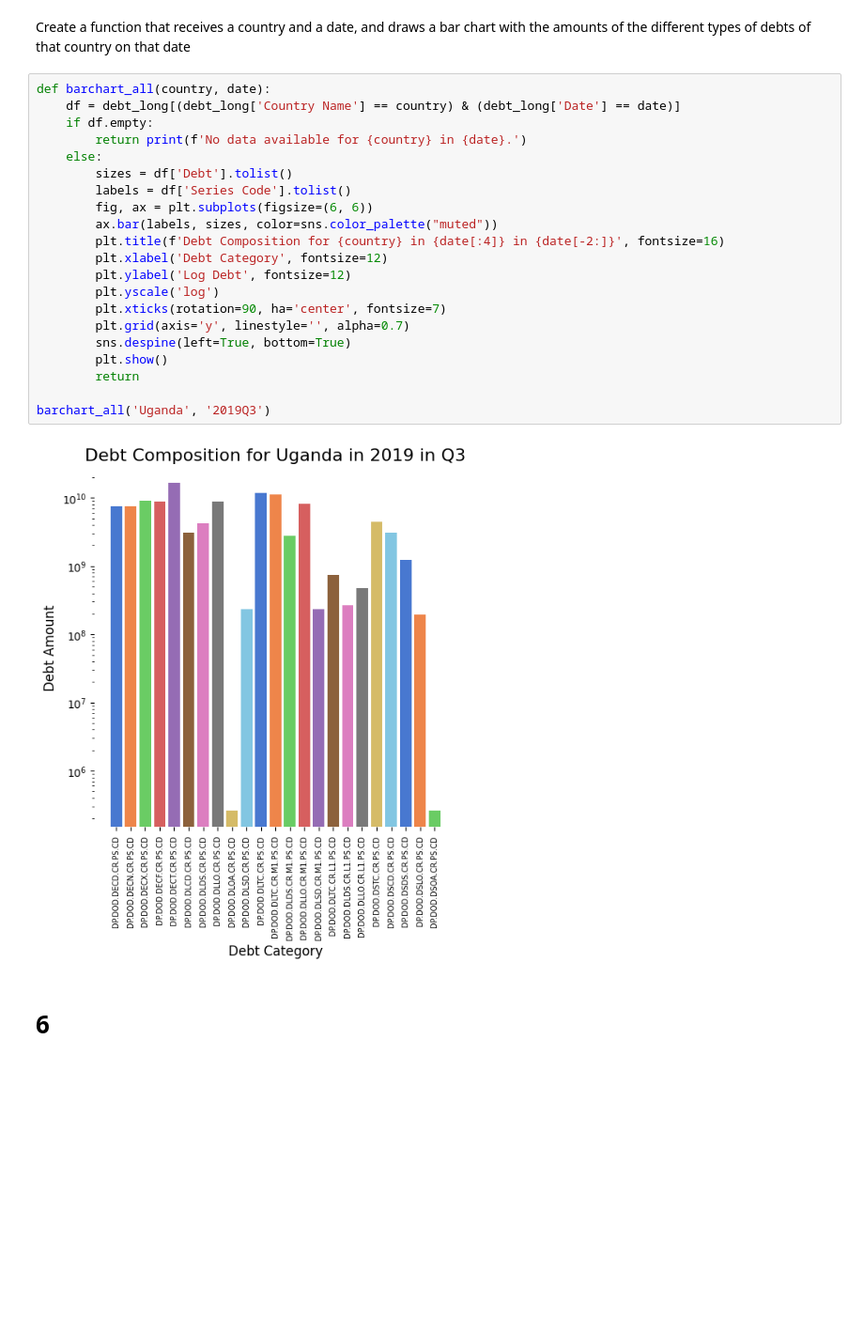
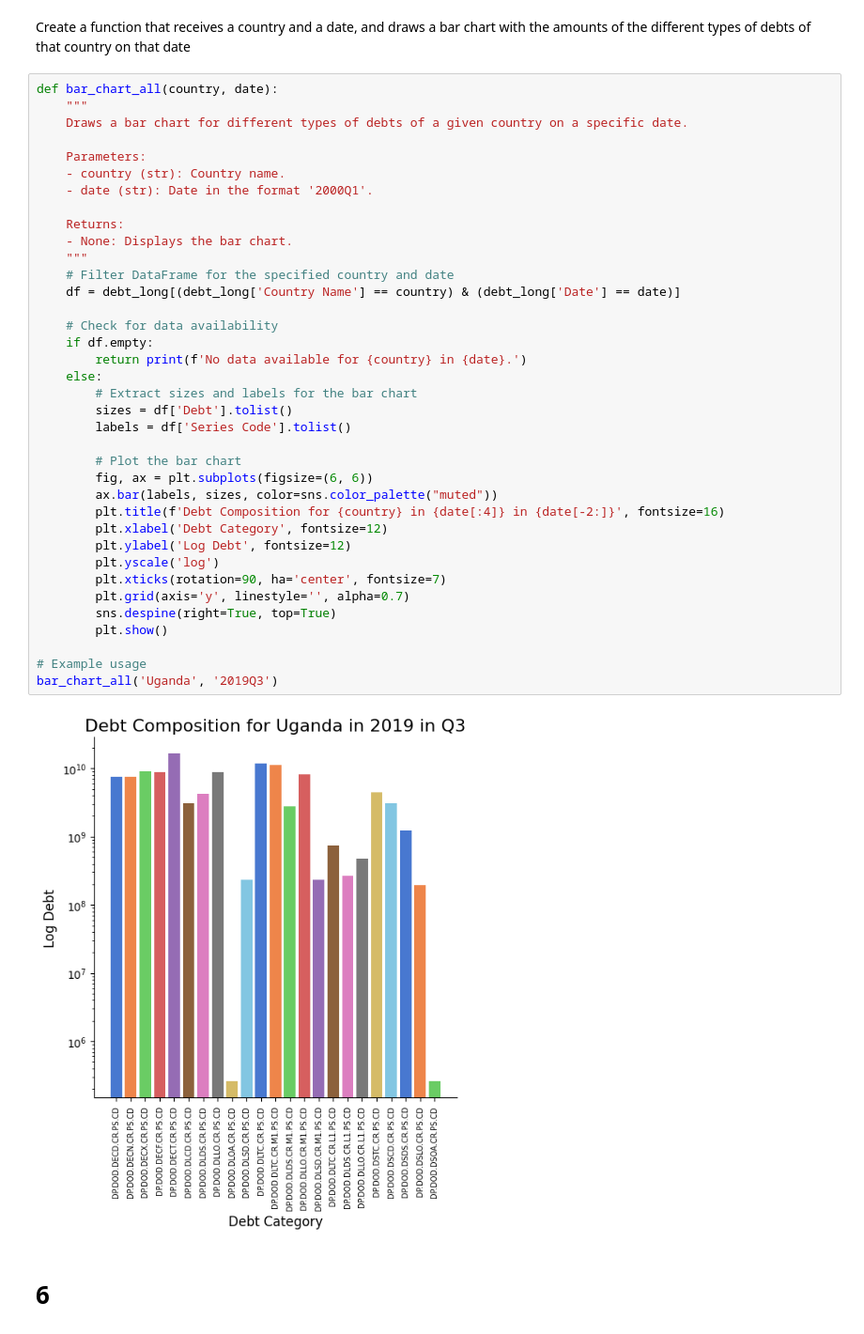
Before and after one commit to ymb287/IEU_Advanced_Coding_2, a Jupyter notebook: Project_2.ipynb, the cells around one changed output. Shown at 94% size. Cells and saved outputs as stored; diff of their text form; blank space fills up the shorter version.

```diff
--- a/Project_2.ipynb
+++ b/Project_2.ipynb
@@ -104,28 +161,44 @@ pie_cart('Uganda', '2019Q3')
 # %% [markdown]
 Create a function that receives a country and a date, and draws a bar chart with the amounts of the different types of debts of that country on that date
 # %%
-def barchart_all(country, date):
+def bar_chart_all(country, date):
+    """
+    Draws a bar chart for different types of debts of a given country on a specific date.
+
+    Parameters:
+    - country (str): Country name.
+    - date (str): Date in the format '2000Q1'.
+
+    Returns:
+    - None: Displays the bar chart.
+    """
+    # Filter DataFrame for the specified country and date
     df = debt_long[(debt_long['Country Name'] == country) & (debt_long['Date'] == date)]
+
+    # Check for data availability
     if df.empty:
         return print(f'No data available for {country} in {date}.')
     else:
+        # Extract sizes and labels for the bar chart
         sizes = df['Debt'].tolist()
         labels = df['Series Code'].tolist()
+
+        # Plot the bar chart
         fig, ax = plt.subplots(figsize=(6, 6))
         ax.bar(labels, sizes, color=sns.color_palette("muted"))
         plt.title(f'Debt Composition for {country} in {date[:4]} in {date[-2:]}', fontsize=16)
         plt.xlabel('Debt Category', fontsize=12)
         plt.ylabel('Log Debt', fontsize=12)
         plt.yscale('log')
         plt.xticks(rotation=90, ha='center', fontsize=7)
         plt.grid(axis='y', linestyle='', alpha=0.7)
-        sns.despine(left=True, bottom=True)
+        sns.despine(right=True, top=True)
         plt.show()
-        return
 
-barchart_all('Uganda', '2019Q3')
+# Example usage
+bar_chart_all('Uganda', '2019Q3')
 # %% [output]
-[figure, old version]
+[figure, new version]
 # %% [markdown]
 # 6
 # %% [markdown]
```
Also changed, not shown: parts of 8 cells of this notebook, 1 other file.
